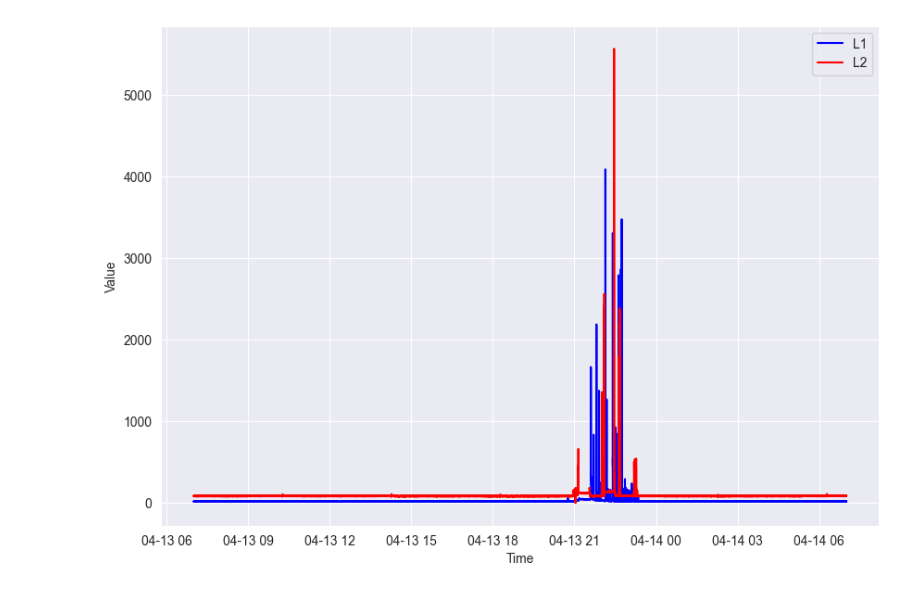
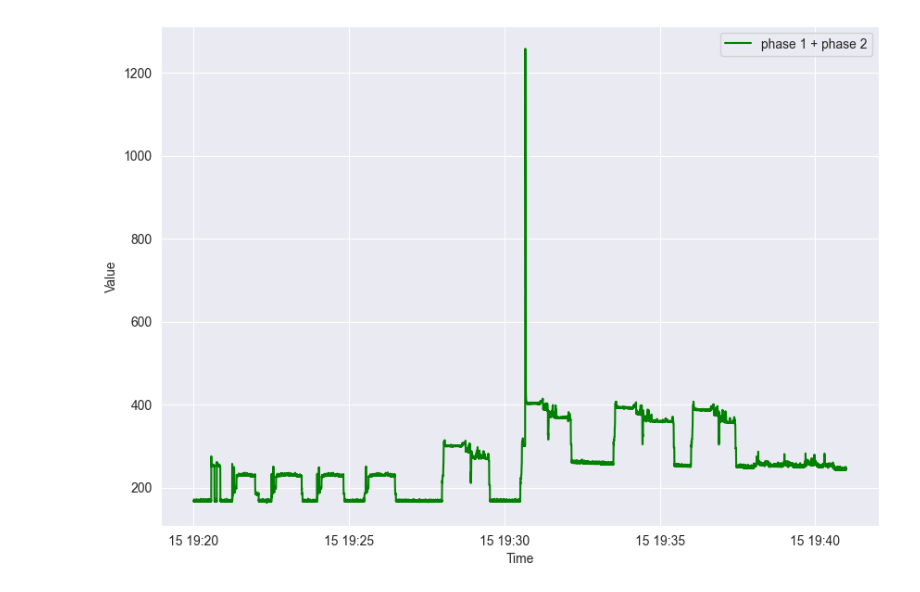
Before and after one commit to Policooo/Sustainable-Energy-Behavior, a Jupyter notebook: data_processing.ipynb, the cells around one changed output. Drawn from its saved outputs; the diff is of its cells as text; code cells hidden in the pictures.

```diff
--- a/data_processing.ipynb
+++ b/data_processing.ipynb
@@ -9,13 +12,13 @@ import string
 # %%
-file_path_volts1 = r".\dataset\H1\Tagged_Training_04_13_1334300401\LF1V.csv"
-file_path_amps1 = r".\dataset\H1\Tagged_Training_04_13_1334300401\LF1I.csv"
-file_path_time_ticks1 = r".\dataset\H1\Tagged_Training_04_13_1334300401\TimeTicks1.csv"
+file_path_volts1 = r".\dataset\H2\Tagged_Training_02_15_1360915201\LF1V.csv"
+file_path_amps1 = r".\dataset\H2\Tagged_Training_02_15_1360915201\LF1I.csv"
+file_path_time_ticks1 = r".\dataset\H2\Tagged_Training_02_15_1360915201\TimeTicks1.csv"
 
-file_path_volts2 = r".\dataset\H1\Tagged_Training_04_13_1334300401\LF2V.csv"
-file_path_amps2 = r".\dataset\H1\Tagged_Training_04_13_1334300401\LF2I.csv"
-file_path_time_ticks2 = r".\dataset\H1\Tagged_Training_04_13_1334300401\TimeTicks2.csv"
+file_path_volts2 = r".\dataset\H2\Tagged_Training_02_15_1360915201\LF2V.csv"
+file_path_amps2 = r".\dataset\H2\Tagged_Training_02_15_1360915201\LF2I.csv"
+file_path_time_ticks2 = r".\dataset\H2\Tagged_Training_02_15_1360915201\TimeTicks2.csv"
 
-file_path_labels = r".\dataset\H1\Tagged_Training_04_13_1334300401\TaggingInfo.csv"
+file_path_labels = r".\dataset\H2\AllTaggingInfo.csv"
 
 LF1V = pd.read_csv(file_path_volts1)
 LF1I = pd.read_csv(file_path_amps1)
@@ -93,37 +103,40 @@ labels.head(76)
 def zoomIn(start_time: string, end_time: string, time_ticks):
     date_format = "%Y-%m-%d %H:%M:%S"
     # We add two hours because for some reason the start/end index are two hours short
-    start_time = (datetime.strptime(start_time, date_format) + timedelta(hours=2)).timestamp()
-    end_time = (datetime.strptime(end_time, date_format) + timedelta(hours=2)).timestamp()
+    start_time = (datetime.strptime(start_time, date_format) + timedelta(hours=1)).timestamp()
+    end_time = (datetime.strptime(end_time, date_format) + timedelta(hours=1)).timestamp()
 
     start_index = -1
     end_index = -1
     for index in range(len(TS1_real)):
         if time_ticks[index] > start_time and start_index == -1:
             start_index = index
         if time_ticks[index] > end_time and end_index == -1:
             end_index = index
     return start_index, end_index
 
 
-start_index, end_index = zoomIn("2012-04-13 22:20:00", "2012-04-13 22:30:00", time_ticks1_np)
+start_index, end_index = zoomIn("2013-02-15 19:20:00", "2013-02-15 19:41:00", time_ticks1_np)
 plt.figure(figsize=(10, 7))
 
 #This plots total power consumption (zoomed in)
-# plt.plot(TS2_real[start_index:end_index], power[start_index:end_index], linestyle='-', color='g', label='phase 1 + phase 2')
+plt.plot(TS2_real[start_index:end_index], power[start_index:end_index], linestyle='-', color='g', label='phase 1 + phase 2')
+
+#This plots total power consumption
+# plt.plot(TS1_real, power, linestyle='-', color='g', label='phase 1 + phase 2')
 
 # This plots phase 1 and phase 2 separately (zoomed in)
 # plt.plot(TS1_real[start_index:end_index], L1_actual_power[start_index:end_index], linestyle='-', color='b', label='L1')
 # plt.plot(TS2_real[start_index:end_index], L2_actual_power[start_index:end_index], linestyle='-', color='r', label='L2')
 
 # This plots phase 1 and phase 2 separately (whole thing)
-plt.plot(TS1_real, L1_actual_power, linestyle='-', color='b', label='L1')
-plt.plot(TS2_real, L2_actual_power, linestyle='-', color='r', label='L2')
+# plt.plot(TS1_real, L1_actual_power, linestyle='-', color='b', label='L1')
+# plt.plot(TS2_real, L2_actual_power, linestyle='-', color='r', label='L2')
 
 plt.xlabel("Time")
 plt.ylabel("Value")
 plt.legend()
 plt.grid(True)
 plt.show()
 # %% [output]
-[figure, old version]
+[figure, new version]
```
Also changed, not shown: parts of 6 cells of this notebook.
